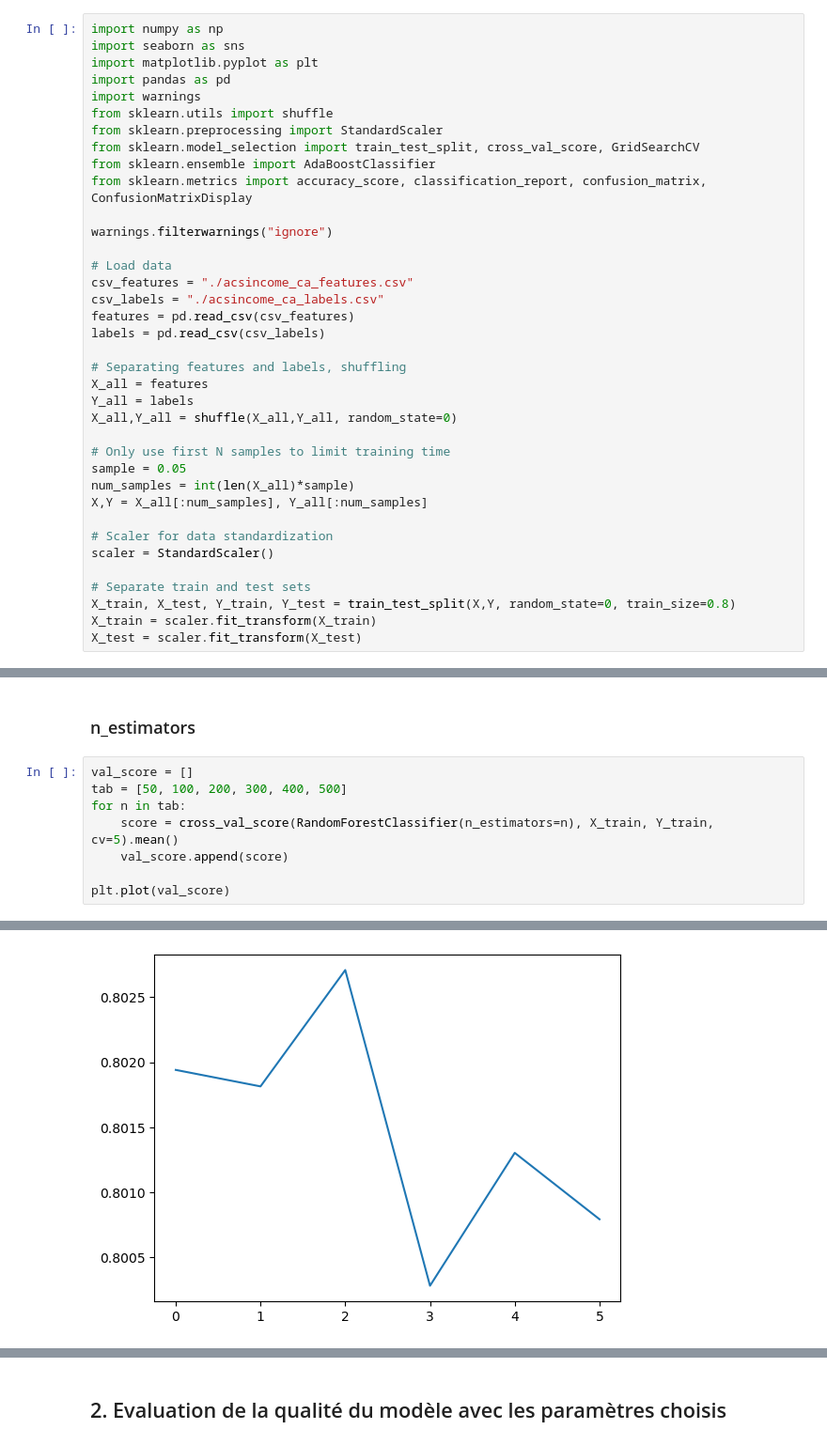
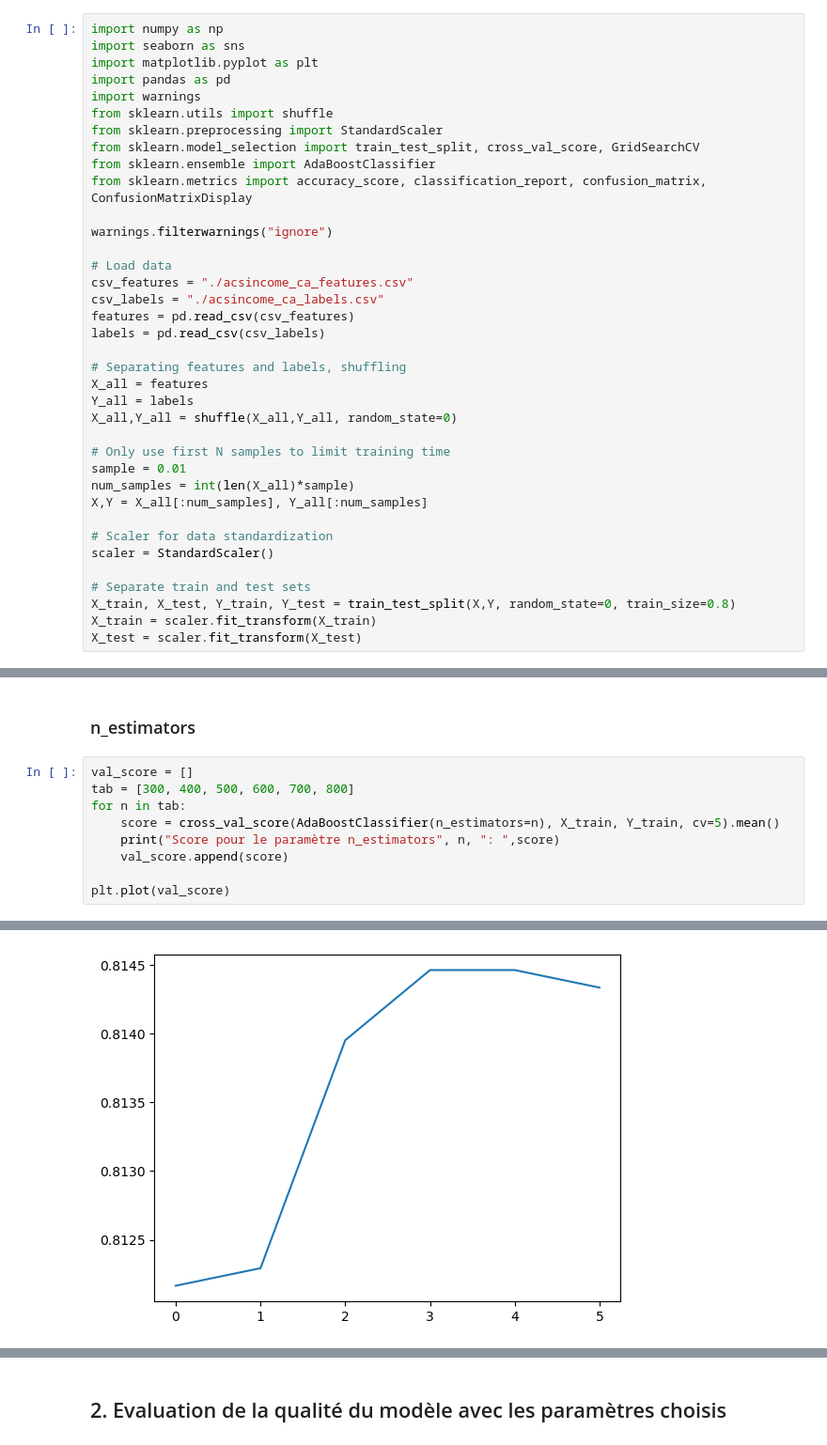
Before and after one commit to thomasclgnt/AS, a Jupyter notebook: AdaBoost.ipynb, the cells around one changed output, grey strips where cells are left out. Shown: that part at 94% size. Drawn from its saved outputs; the diff is of its cells as text.

```diff
--- a/AdaBoost.ipynb
+++ b/AdaBoost.ipynb
@@ -24,7 +24,7 @@ Y_all = labels
 X_all,Y_all = shuffle(X_all,Y_all, random_state=0)
 
 # Only use first N samples to limit training time
-sample = 0.05
+sample = 0.01
 num_samples = int(len(X_all)*sample)
 X,Y = X_all[:num_samples], Y_all[:num_samples]
 
@@ -83,9 +81,10 @@ Paramètres défaut : param_def ={
 ### n_estimators
 # %%
 val_score = []
-tab = [50, 100, 200, 300, 400, 500]
+tab = [300, 400, 500, 600, 700, 800]
 for n in tab:
-    score = cross_val_score(RandomForestClassifier(n_estimators=n), X_train, Y_train, cv=5).mean()
+    score = cross_val_score(AdaBoostClassifier(n_estimators=n), X_train, Y_train, cv=5).mean()
+    print("Score pour le paramètre n_estimators", n, ": ",score)
     val_score.append(score)
 
 plt.plot(val_score)
@@ -94 +99 @@ plt.plot(val_score)
-[figure, old version]
+[figure, new version]
```
Also changed, not shown: parts of 45 cells of this notebook, 1 other file.
